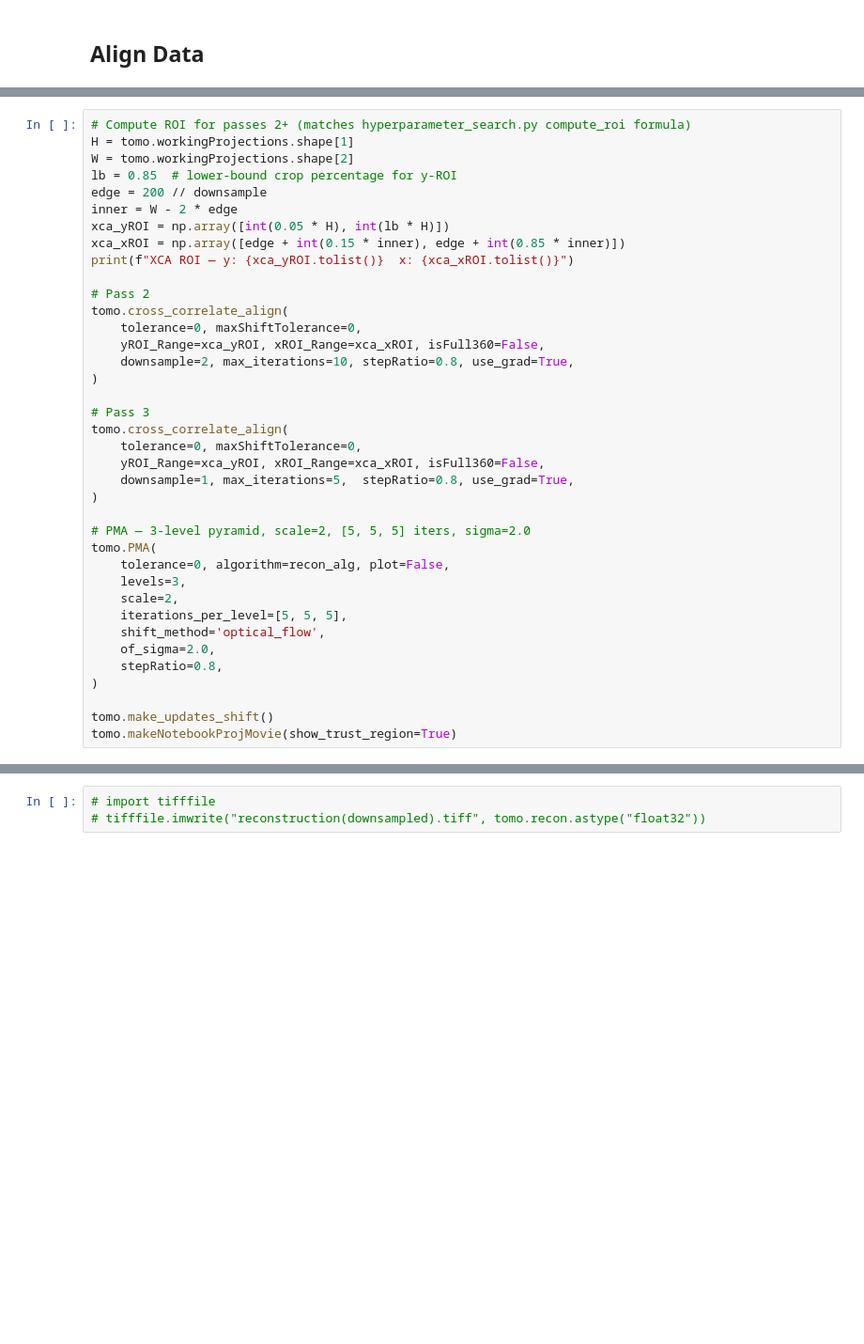
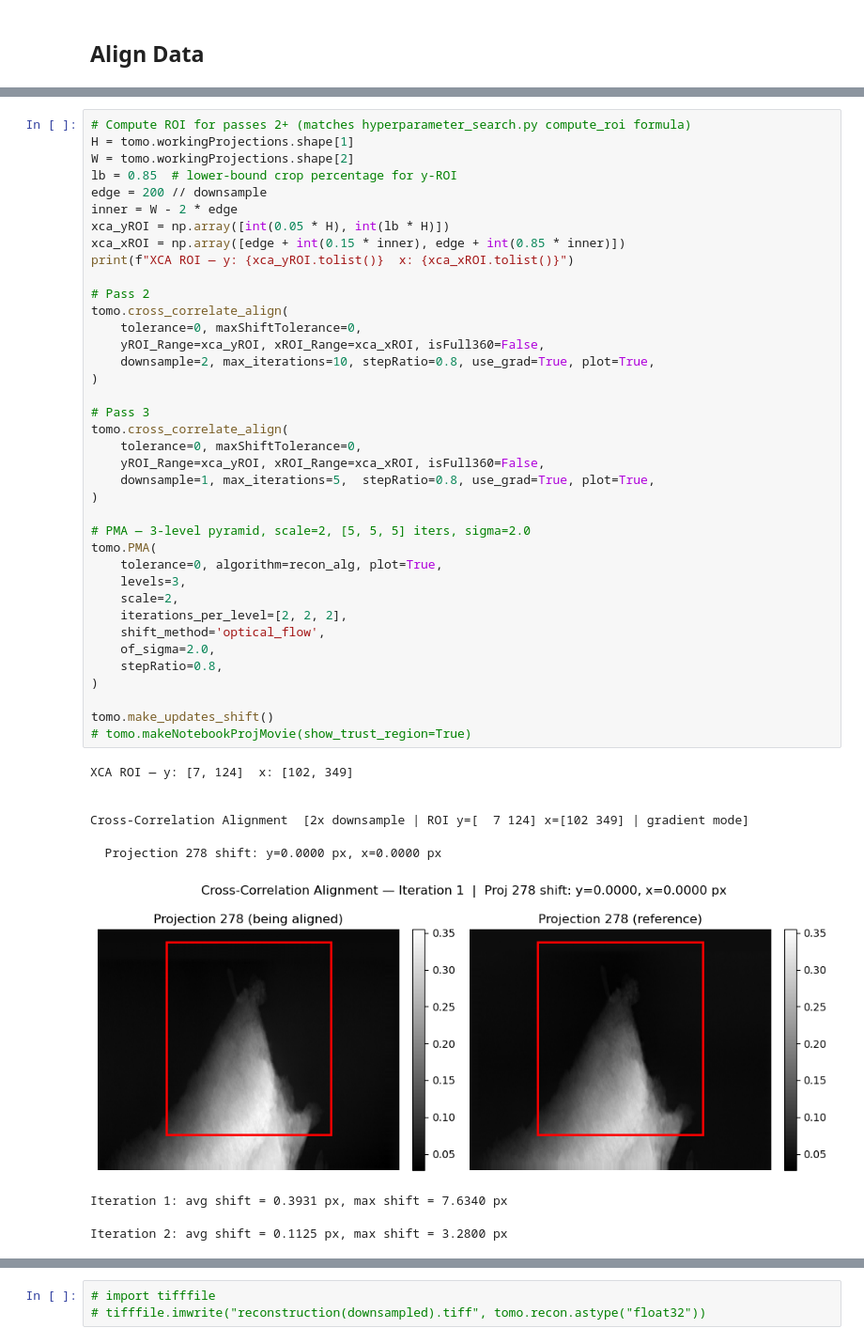
Before and after one commit to levijh1/TomoMono, a Jupyter notebook: test_taylor_alignment_methods_realData.ipynb, the cells around one changed output, grey strips where cells are left out. Shown at 94% size. Drawn from its saved outputs; the diff is of its cells as text; blank space fills up the shorter version.

```diff
--- a/test_taylor_alignment_methods_realData.ipynb
+++ b/test_taylor_alignment_methods_realData.ipynb
@@ -143,35 +169,44 @@ H = tomo.workingProjections.shape[1]
 W = tomo.workingProjections.shape[2]
 lb = 0.85  # lower-bound crop percentage for y-ROI
 edge = 200 // downsample
 inner = W - 2 * edge
 xca_yROI = np.array([int(0.05 * H), int(lb * H)])
 xca_xROI = np.array([edge + int(0.15 * inner), edge + int(0.85 * inner)])
 print(f"XCA ROI — y: {xca_yROI.tolist()}  x: {xca_xROI.tolist()}")
 
 # Pass 2
 tomo.cross_correlate_align(
     tolerance=0, maxShiftTolerance=0,
     yROI_Range=xca_yROI, xROI_Range=xca_xROI, isFull360=False,
-    downsample=2, max_iterations=10, stepRatio=0.8, use_grad=True,
+    downsample=2, max_iterations=10, stepRatio=0.8, use_grad=True, plot=True,
 )
 
 # Pass 3
 tomo.cross_correlate_align(
     tolerance=0, maxShiftTolerance=0,
     yROI_Range=xca_yROI, xROI_Range=xca_xROI, isFull360=False,
-    downsample=1, max_iterations=5,  stepRatio=0.8, use_grad=True,
+    downsample=1, max_iterations=5,  stepRatio=0.8, use_grad=True, plot=True,
 )
 
 # PMA — 3-level pyramid, scale=2, [5, 5, 5] iters, sigma=2.0
 tomo.PMA(
-    tolerance=0, algorithm=recon_alg, plot=False,
+    tolerance=0, algorithm=recon_alg, plot=True,
     levels=3,
     scale=2,
-    iterations_per_level=[5, 5, 5],
+    iterations_per_level=[2, 2, 2],
     shift_method='optical_flow',
     of_sigma=2.0,
     stepRatio=0.8,
 )
 
 tomo.make_updates_shift()
-tomo.makeNotebookProjMovie(show_trust_region=True)
+# tomo.makeNotebookProjMovie(show_trust_region=True)
+# %% [output]
+XCA ROI — y: [7, 124]  x: [102, 349]
+
+
+Cross-Correlation Alignment  [2x downsample | ROI y=[  7 124] x=[102 349] | gradient mode]
+  Projection 278 shift: y=0.0000 px, x=0.0000 px
+[figure, added]
+Iteration 1: avg shift = 0.3931 px, max shift = 7.6340 px
+Iteration 2: avg shift = 0.1125 px, max shift = 3.2800 px
```
Also changed, not shown: parts of 14 cells of this notebook, 7 other files.
